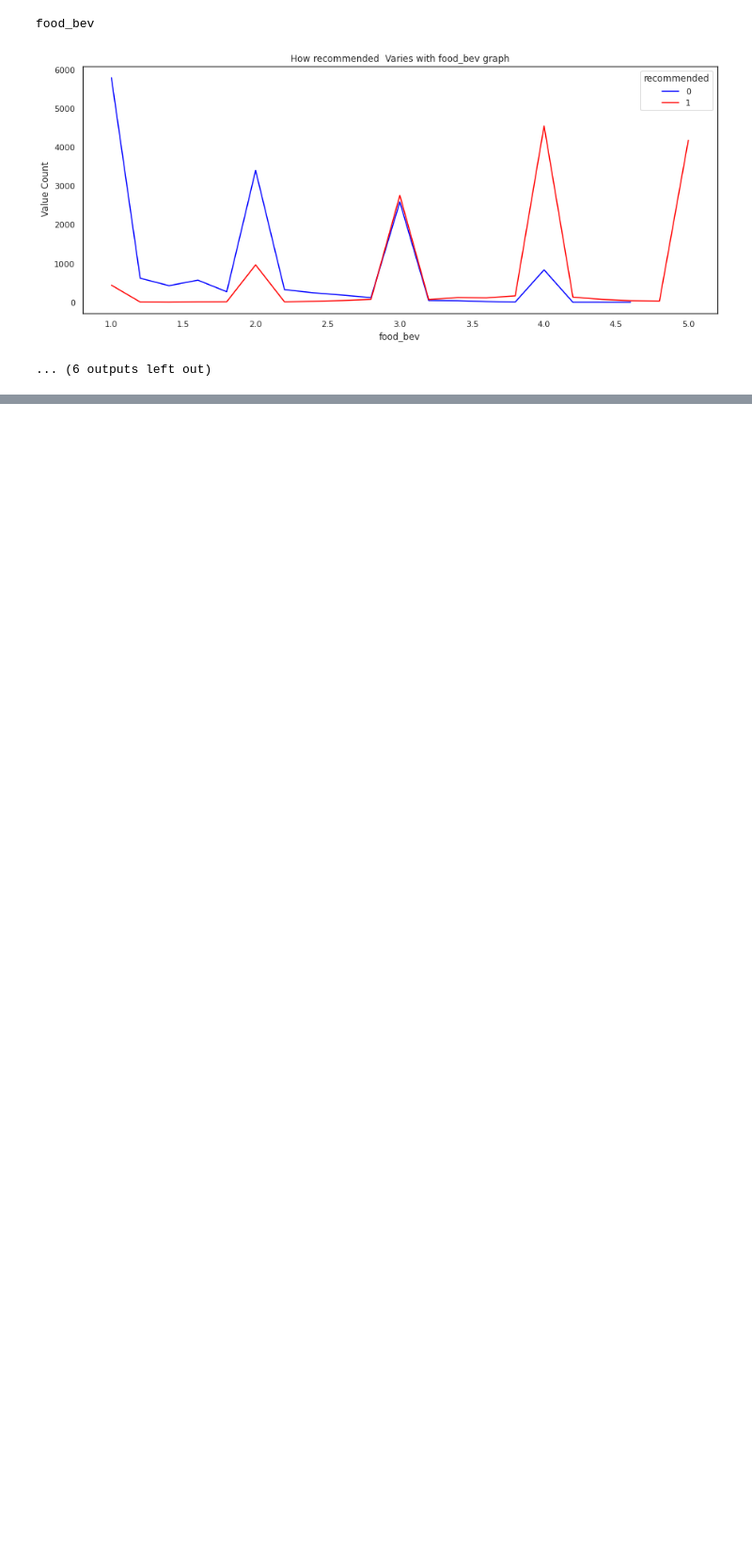
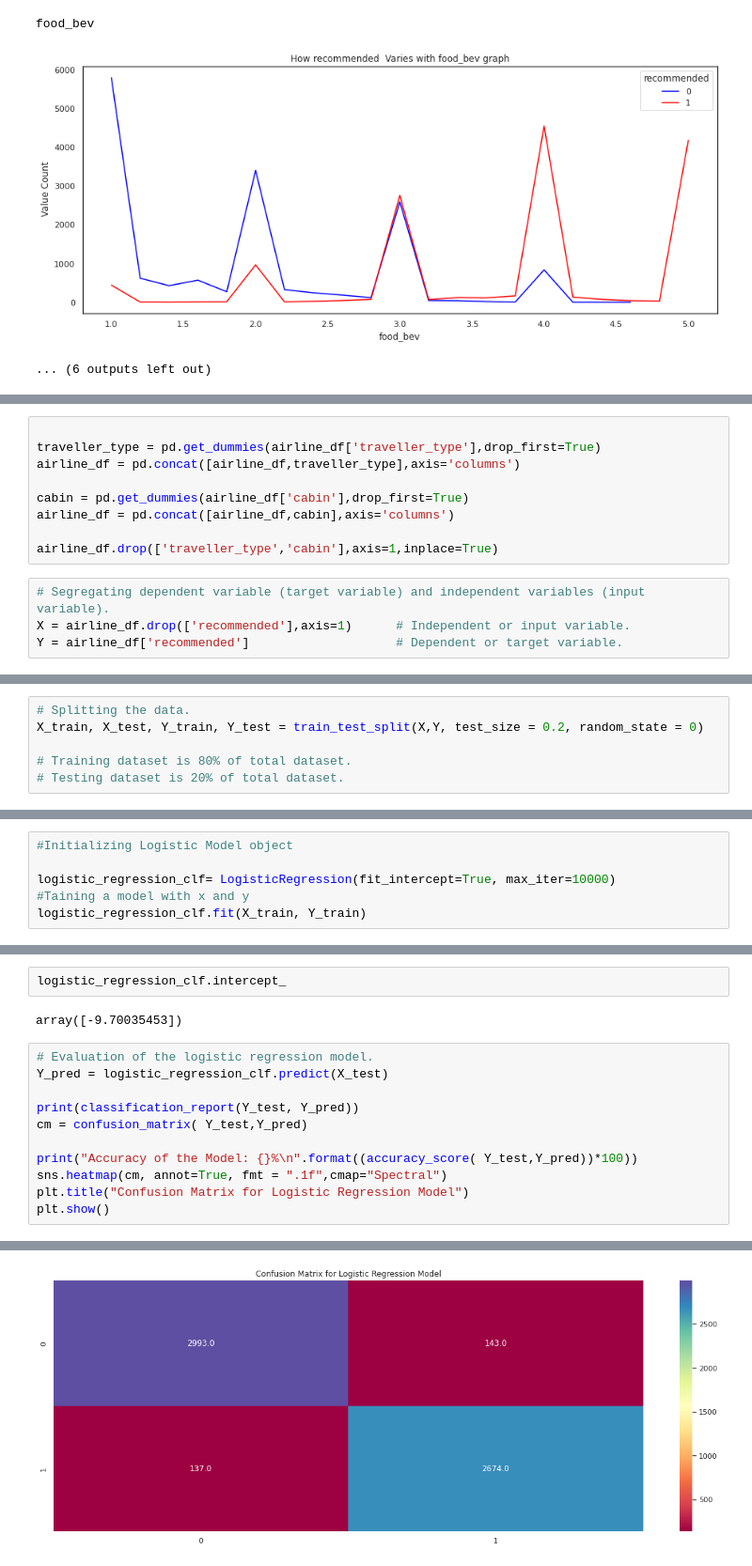
Before and after one commit to Mahima2208/Airline_Passenger_Referal_Prediction_Classification, a Jupyter notebook: AIRLINE_PASSENGER_REFERAL_PREDICTION_CLASSIFICATION.ipynb, the cells around one changed output, grey strips where cells are left out. Shown at 94% size. Drawn from its saved outputs; the diff is of its cells as text; blank space fills up the shorter version.

```diff
--- a/AIRLINE_PASSENGER_REFERAL_PREDICTION_CLASSIFICATION.ipynb
+++ b/AIRLINE_PASSENGER_REFERAL_PREDICTION_CLASSIFICATION.ipynb
@@ -355,0 +396,13 @@ food_bev
+# %%
+
+traveller_type = pd.get_dummies(airline_df['traveller_type'],drop_first=True)
+airline_df = pd.concat([airline_df,traveller_type],axis='columns')
+
+cabin = pd.get_dummies(airline_df['cabin'],drop_first=True)
+airline_df = pd.concat([airline_df,cabin],axis='columns')
+
+airline_df.drop(['traveller_type','cabin'],axis=1,inplace=True)
+# %%
+# Segregating dependent variable (target variable) and independent variables (input variable).
+X = airline_df.drop(['recommended'],axis=1)      # Independent or input variable.
+Y = airline_df['recommended']                    # Dependent or target variable.
@@ -355,0 +417,6 @@ food_bev
+# %%
+# Splitting the data.
+X_train, X_test, Y_train, Y_test = train_test_split(X,Y, test_size = 0.2, random_state = 0)
+
+# Training dataset is 80% of total dataset.
+# Testing dataset is 20% of total dataset.
@@ -355,0 +455,6 @@ food_bev
+# %%
+#Initializing Logistic Model object
+
+logistic_regression_clf= LogisticRegression(fit_intercept=True, max_iter=10000)
+#Taining a model with x and y
+logistic_regression_clf.fit(X_train, Y_train)
@@ -355,0 +469,16 @@ food_bev
+# %%
+logistic_regression_clf.intercept_
+# %% [output]
+array([-9.70035453])
+# %%
+# Evaluation of the logistic regression model.
+Y_pred = logistic_regression_clf.predict(X_test)
+
+print(classification_report(Y_test, Y_pred))
+cm = confusion_matrix( Y_test,Y_pred)
+
+print("Accuracy of the Model: {}%\n".format((accuracy_score( Y_test,Y_pred))*100))
+sns.heatmap(cm, annot=True, fmt = ".1f",cmap="Spectral")
+plt.title("Confusion Matrix for Logistic Regression Model")
+plt.show()
+# %% [output]
@@ -355,0 +495 @@ food_bev
+[figure, added]
```
Also changed, not shown: parts of 54 cells of this notebook.
